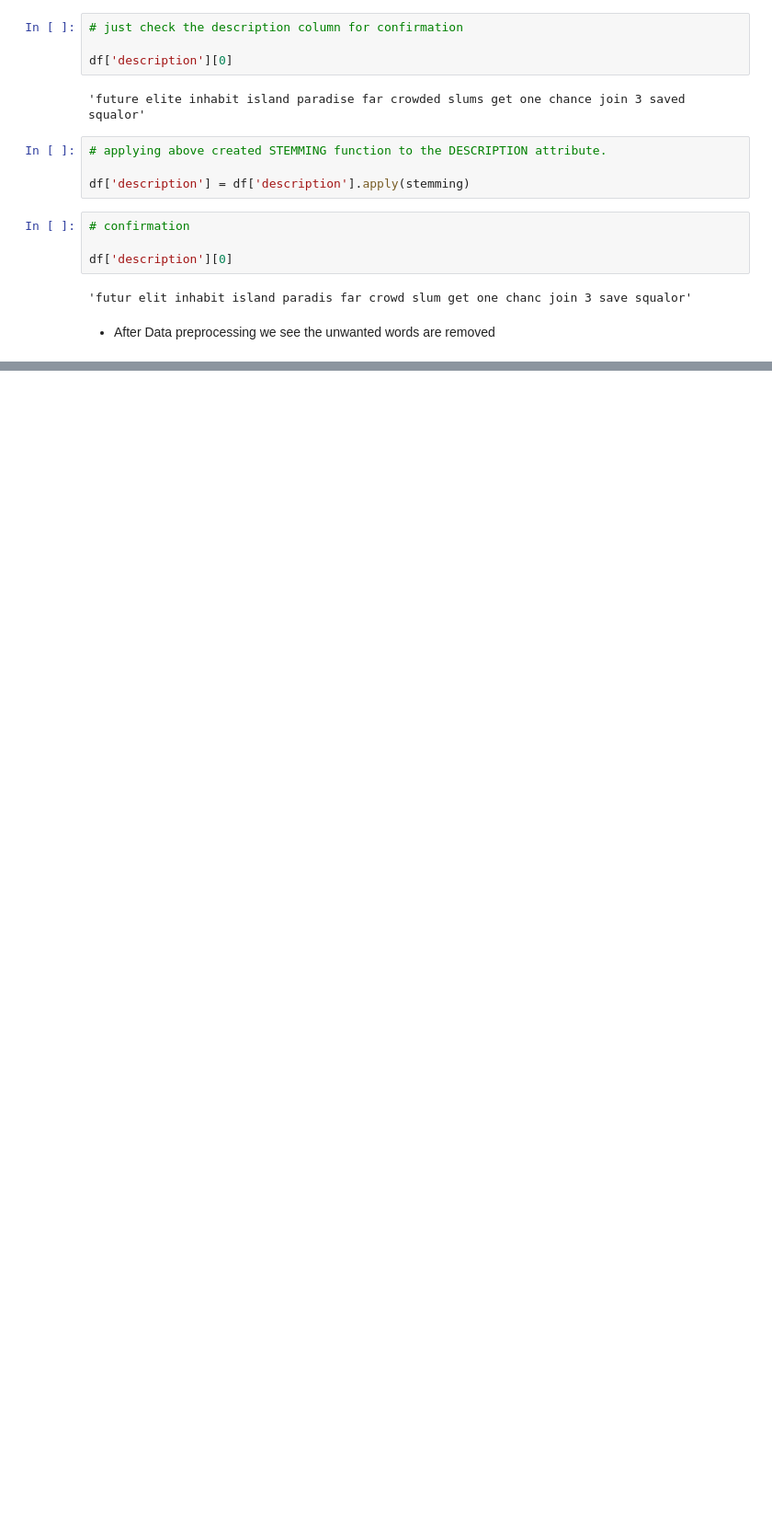
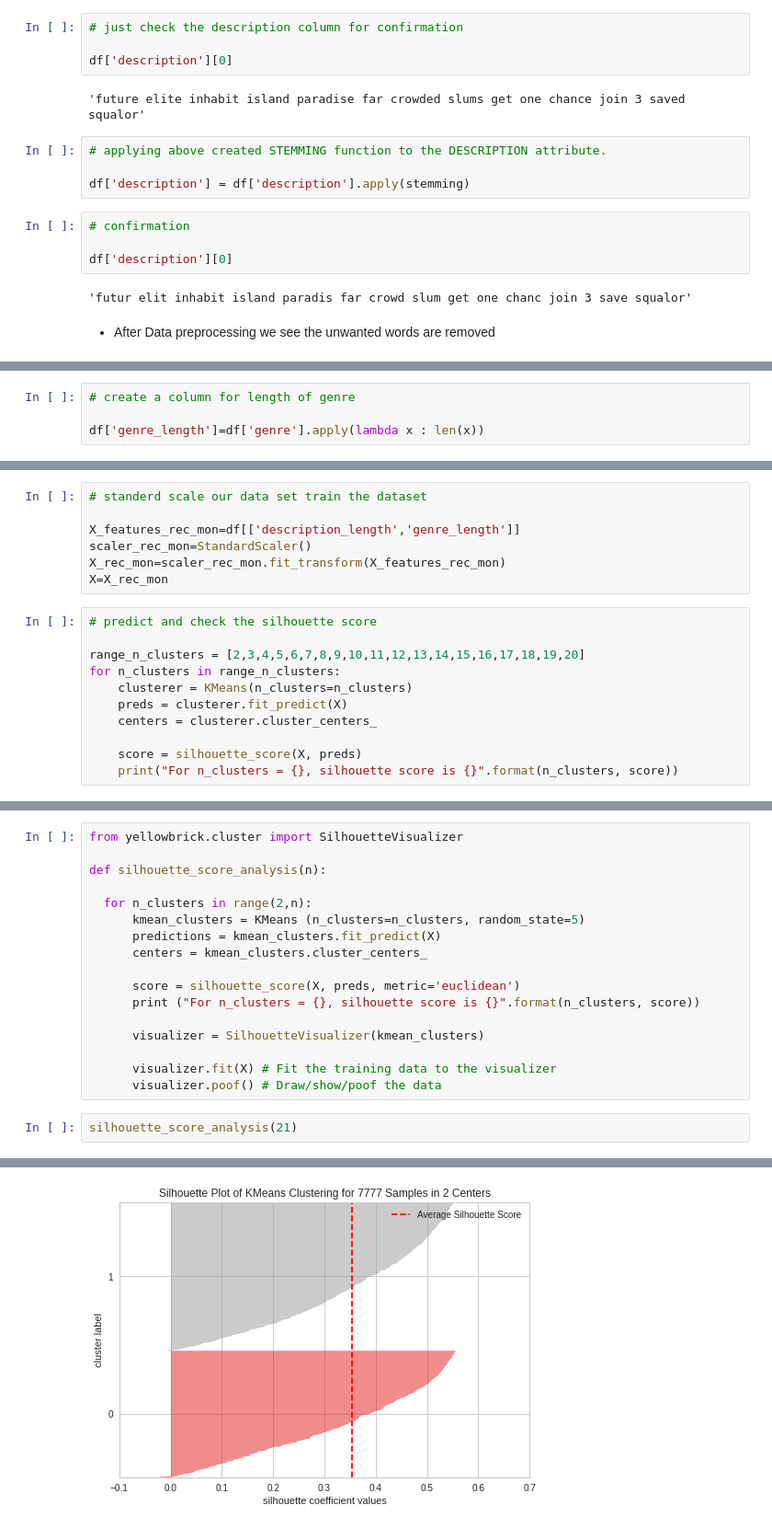
Before and after one commit to tarun422/Netflix-DataSet-Clustring, a Jupyter notebook: Netflix_Clustring.ipynb, the cells around one changed output, grey strips where cells are left out. Shown at 92% size. Cells and saved outputs as stored; diff of their text form; blank space fills up the shorter version.

```diff
--- a/Netflix_Clustring.ipynb
+++ b/Netflix_Clustring.ipynb
@@ -1543,0 +1562,4 @@ df['description'][0]
+# %%
+# create a column for length of genre
+
+df['genre_length']=df['genre'].apply(lambda x : len(x))
@@ -1543,0 +1588,18 @@ df['description'][0]
+# %%
+# standerd scale our data set train the dataset
+
+X_features_rec_mon=df[['description_length','genre_length']]
+scaler_rec_mon=StandardScaler()
+X_rec_mon=scaler_rec_mon.fit_transform(X_features_rec_mon)
+X=X_rec_mon
+# %%
+# predict and check the silhouette score
+
+range_n_clusters = [2,3,4,5,6,7,8,9,10,11,12,13,14,15,16,17,18,19,20]
+for n_clusters in range_n_clusters:
+    clusterer = KMeans(n_clusters=n_clusters)
+    preds = clusterer.fit_predict(X)
+    centers = clusterer.cluster_centers_
+
+    score = silhouette_score(X, preds)
+    print("For n_clusters = {}, silhouette score is {}".format(n_clusters, score))
@@ -1543,0 +1626,20 @@ df['description'][0]
+# %%
+from yellowbrick.cluster import SilhouetteVisualizer
+
+def silhouette_score_analysis(n):
+
+  for n_clusters in range(2,n):
+      kmean_clusters = KMeans (n_clusters=n_clusters, random_state=5)
+      predictions = kmean_clusters.fit_predict(X)
+      centers = kmean_clusters.cluster_centers_
+
+      score = silhouette_score(X, preds, metric='euclidean')
+      print ("For n_clusters = {}, silhouette score is {}".format(n_clusters, score))
+
+      visualizer = SilhouetteVisualizer(kmean_clusters)
+
+      visualizer.fit(X) # Fit the training data to the visualizer
+      visualizer.poof() # Draw/show/poof the data
+# %%
+silhouette_score_analysis(21)
+# %% [output]
@@ -1543,0 +1647 @@ df['description'][0]
+[figure, added]
```
Also changed, not shown: parts of 33 cells of this notebook.
